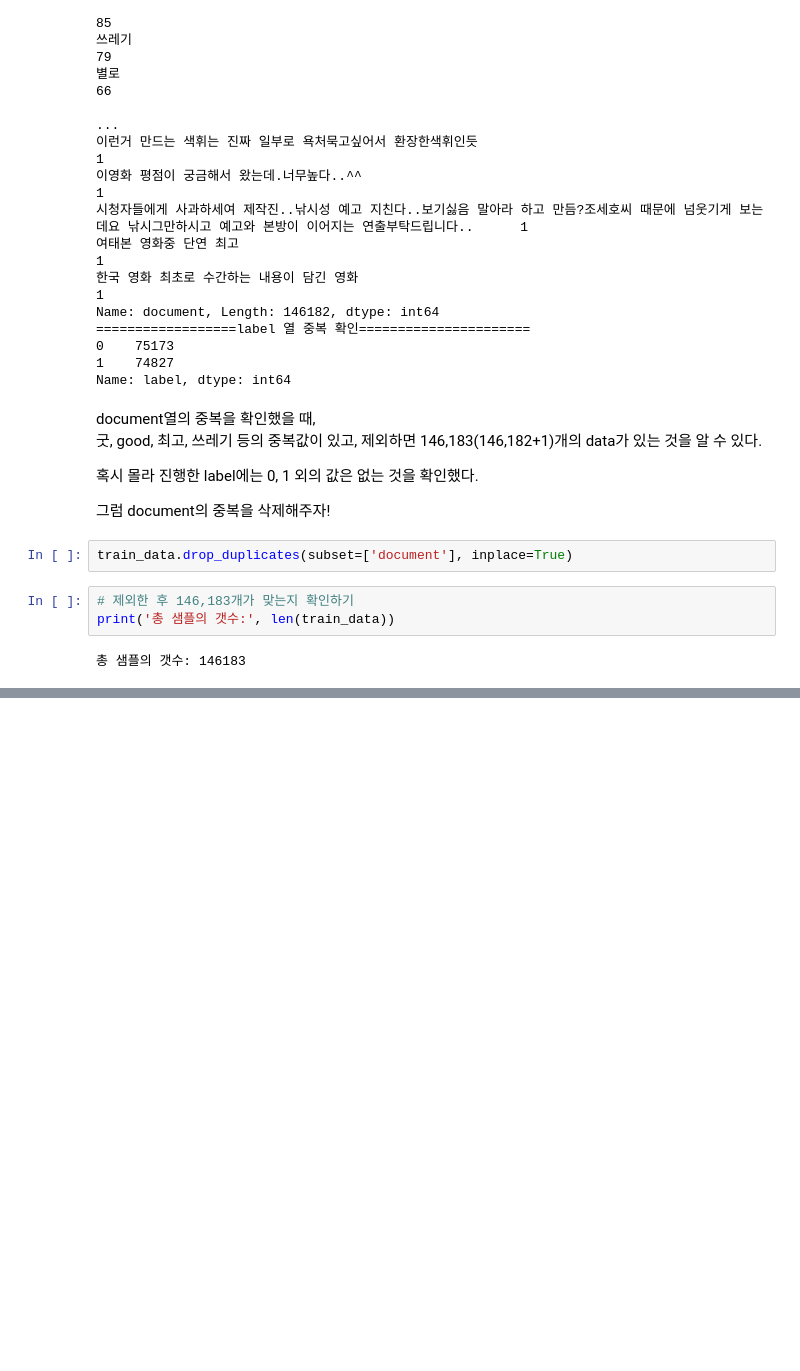
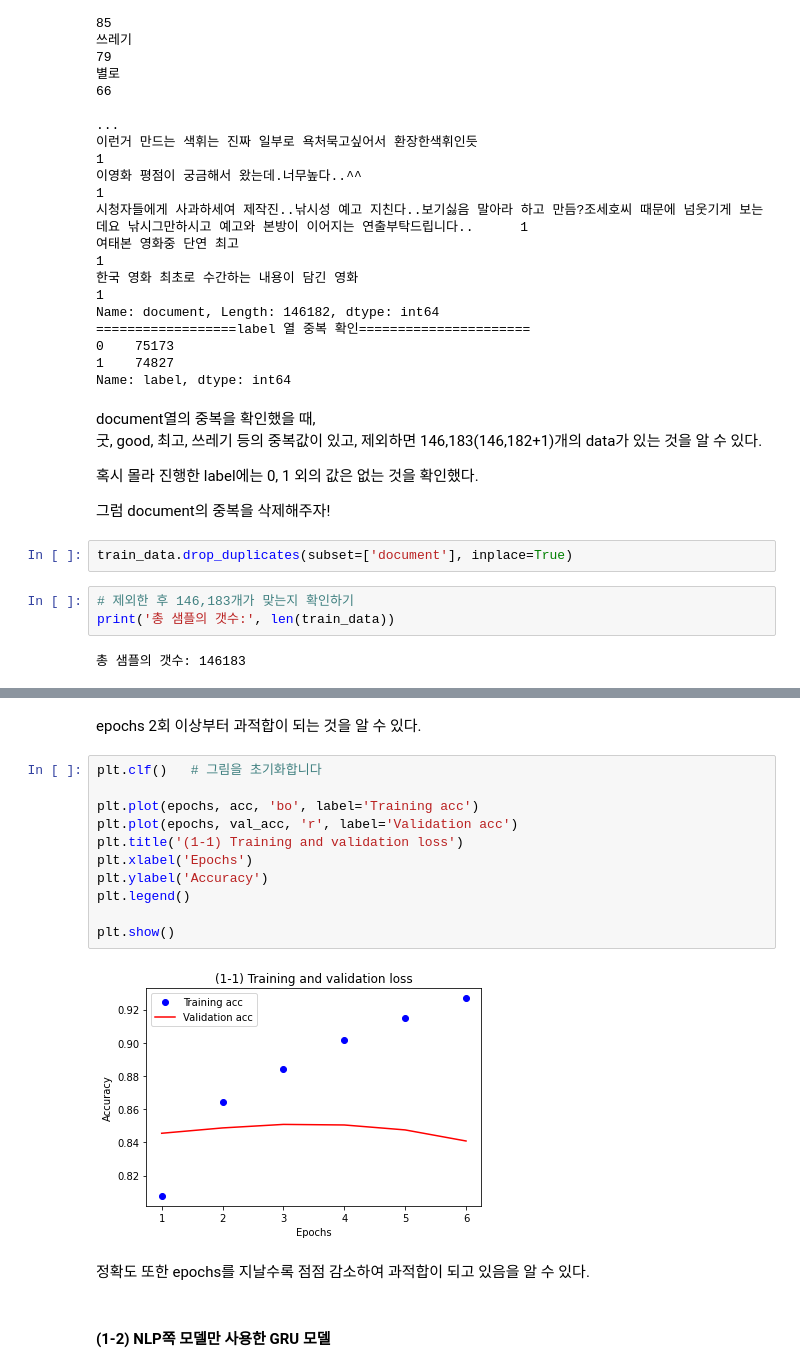
Before and after one commit to Chabbbbbo/EXPLORATION, a Jupyter notebook: EX-9/[EX-09]Sentiment Analysis of Naver Movie Review.ipynb, the cells around one changed output, grey strips where cells are left out. Drawn from its saved outputs; the diff is of its cells as text; blank space fills up the shorter version.

```diff
--- a/EX-9/[EX-09]Sentiment Analysis of Naver Movie Review.ipynb
+++ b/EX-9/[EX-09]Sentiment Analysis of Naver Movie Review.ipynb
@@ -158,0 +490,19 @@ print('총 샘플의 갯수:', len(train_data))
+# %% [markdown]
+epochs 2회 이상부터 과적합이 되는 것을 알 수 있다.
+# %%
+plt.clf()   # 그림을 초기화합니다
+
+plt.plot(epochs, acc, 'bo', label='Training acc')
+plt.plot(epochs, val_acc, 'r', label='Validation acc')
+plt.title('(1-1) Training and validation loss')
+plt.xlabel('Epochs')
+plt.ylabel('Accuracy')
+plt.legend()
+
+plt.show()
+# %% [output]
+[figure, added]
+# %% [markdown]
+정확도 또한 epochs를 지날수록 점점 감소하여 과적합이 되고 있음을 알 수 있다.
+# %% [markdown]
+#### (1-2) NLP쪽 모델만 사용한 GRU 모델
```
Also changed, not shown: parts of 80 cells of this notebook.
